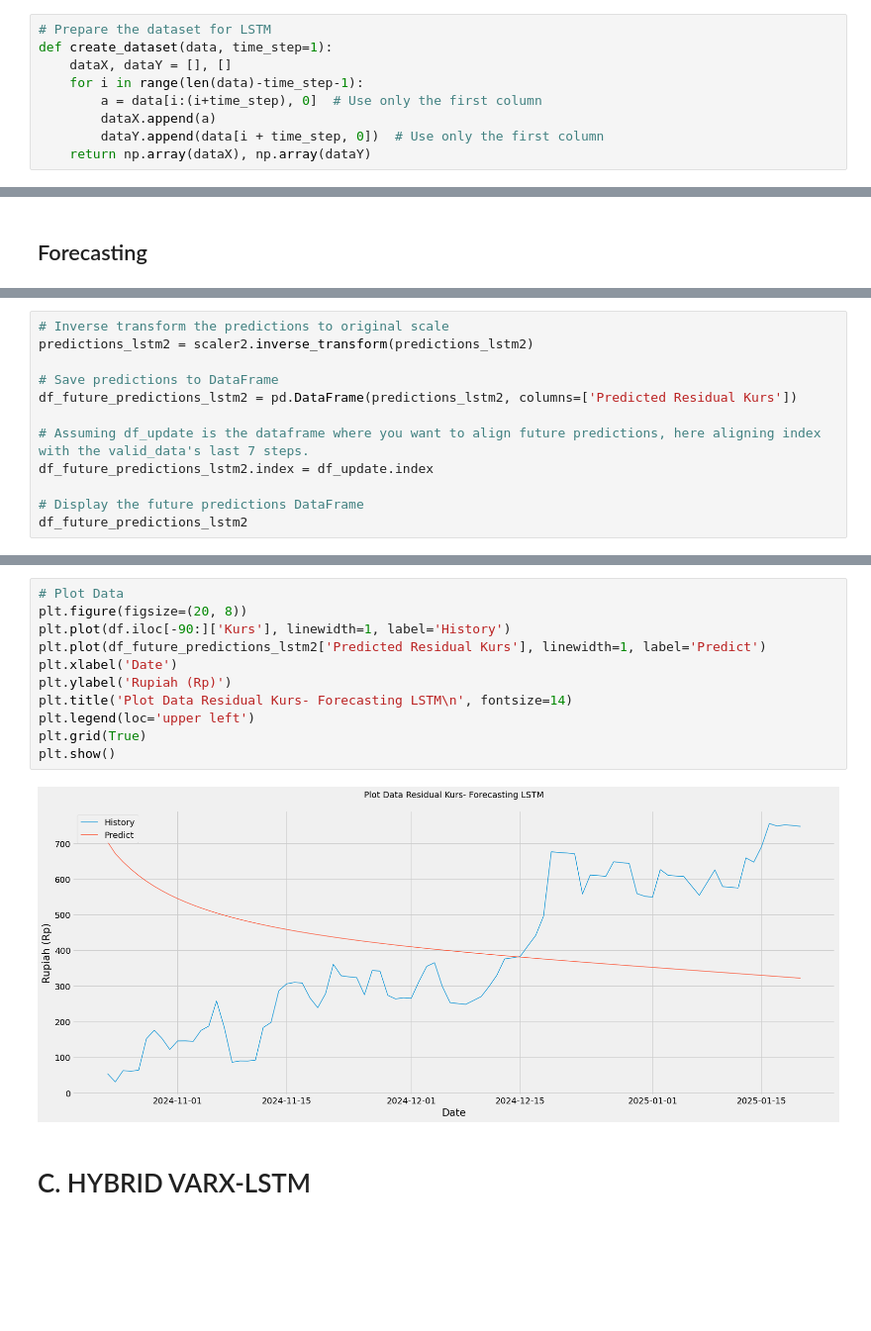
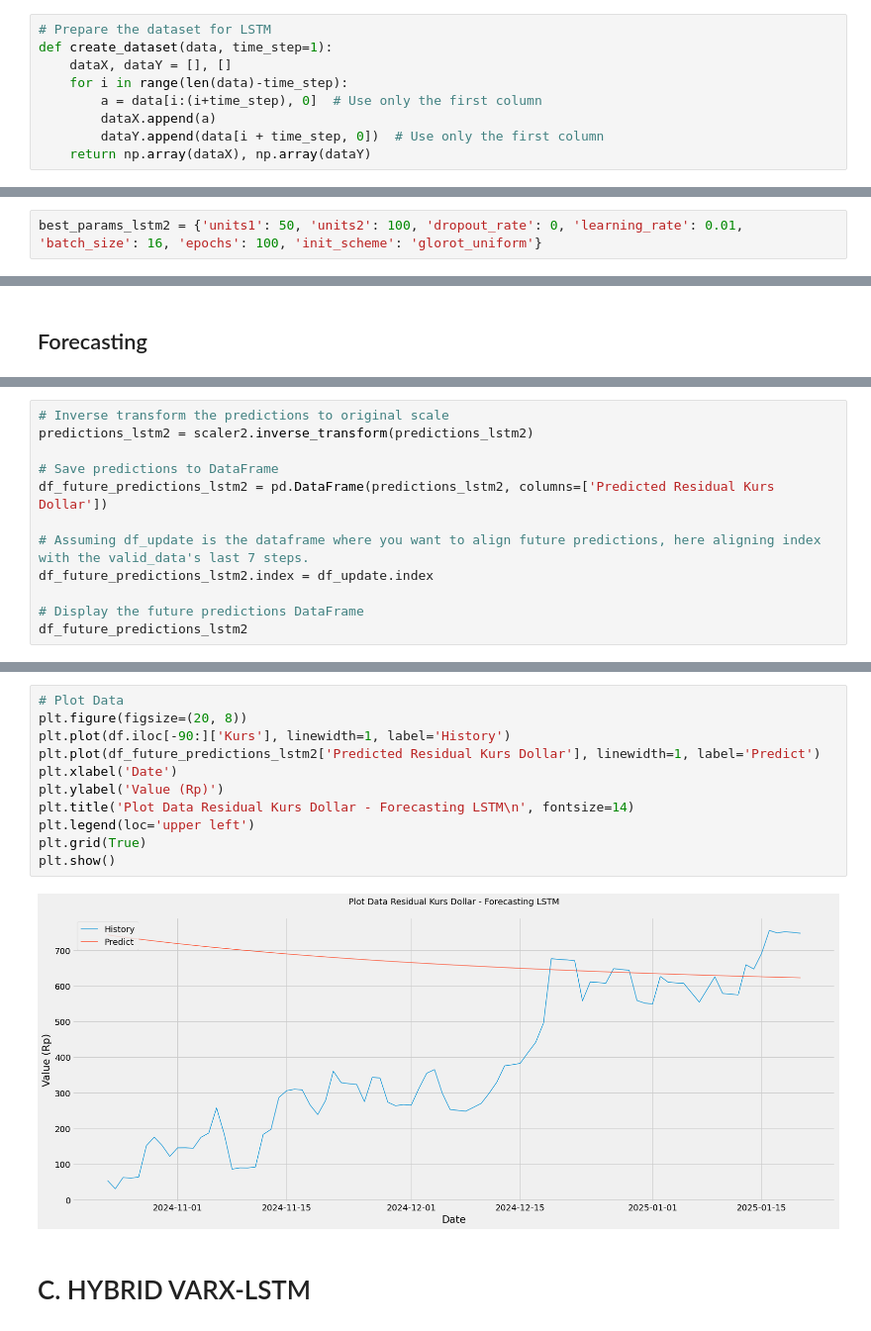
Before and after one commit to gladysadyaz/RAYA73, a Jupyter notebook: 7_Hybrid_LSTM__Kurs.ipynb, the cells around one changed output, grey strips where cells are left out. Shown at 99% size. Saved outputs shown, nothing was run; the diff lists cells and outputs as text; blank space fills up the shorter version.

```diff
--- a/7_Hybrid_LSTM__Kurs.ipynb
+++ b/7_Hybrid_LSTM__Kurs.ipynb
@@ -107,7 +108,7 @@ scaled_data2 = scaler2.fit_transform(data2.values.reshape(-1, 1))
 # Prepare the dataset for LSTM
 def create_dataset(data, time_step=1):
     dataX, dataY = [], []
-    for i in range(len(data)-time_step-1):
+    for i in range(len(data)-time_step):
         a = data[i:(i+time_step), 0]  # Use only the first column
         dataX.append(a)
         dataY.append(data[i + time_step, 0])  # Use only the first column
@@ -231,3 +222,5 @@ best_params_lstm2
+# %%
+best_params_lstm2 = {'units1': 50, 'units2': 100, 'dropout_rate': 0, 'learning_rate': 0.01, 'batch_size': 16, 'epochs': 100, 'init_scheme': 'glorot_uniform'}
 # %%
 # Ambil parameter terbaik dari hasil grid search
 manual_units1_lstm2 = best_params_lstm2['units1']
@@ -397,7 +390,7 @@ for _ in range(90):
 predictions_lstm2 = scaler2.inverse_transform(predictions_lstm2)
 
 # Save predictions to DataFrame
-df_future_predictions_lstm2 = pd.DataFrame(predictions_lstm2, columns=['Predicted Residual Kurs'])
+df_future_predictions_lstm2 = pd.DataFrame(predictions_lstm2, columns=['Predicted Residual Kurs Dollar'])
 
 # Assuming df_update is the dataframe where you want to align future predictions, here aligning index with the valid_data's last 7 steps.
 df_future_predictions_lstm2.index = df_update.index
@@ -422,16 +415,16 @@ df_future_predictions_lstm2
 # %%
 # Plot Data
 plt.figure(figsize=(20, 8))
 plt.plot(df.iloc[-90:]['Kurs'], linewidth=1, label='History')
-plt.plot(df_future_predictions_lstm2['Predicted Residual Kurs'], linewidth=1, label='Predict')
+plt.plot(df_future_predictions_lstm2['Predicted Residual Kurs Dollar'], linewidth=1, label='Predict')
 plt.xlabel('Date')
-plt.ylabel('Rupiah (Rp)')
-plt.title('Plot Data Residual Kurs- Forecasting LSTM\n', fontsize=14)
+plt.ylabel('Value (Rp)')
+plt.title('Plot Data Residual Kurs Dollar - Forecasting LSTM\n', fontsize=14)
 plt.legend(loc='upper left')
 plt.grid(True)
 plt.show()
 # %% [output]
-[figure, old version]
+[figure, new version]
 # %% [markdown]
 # C. HYBRID VARX-LSTM
 # %% [markdown]
```
Also changed, not shown: parts of 21 cells of this notebook.
